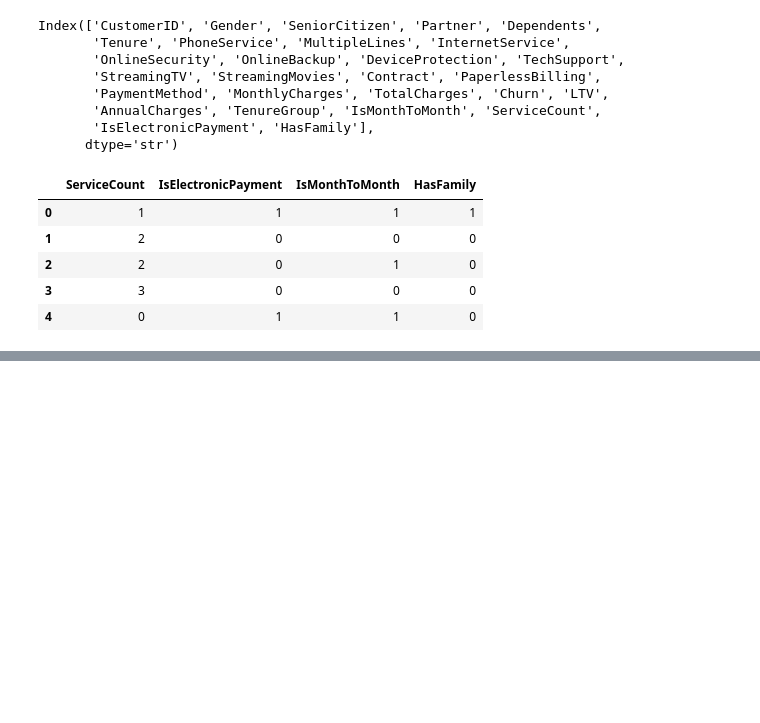
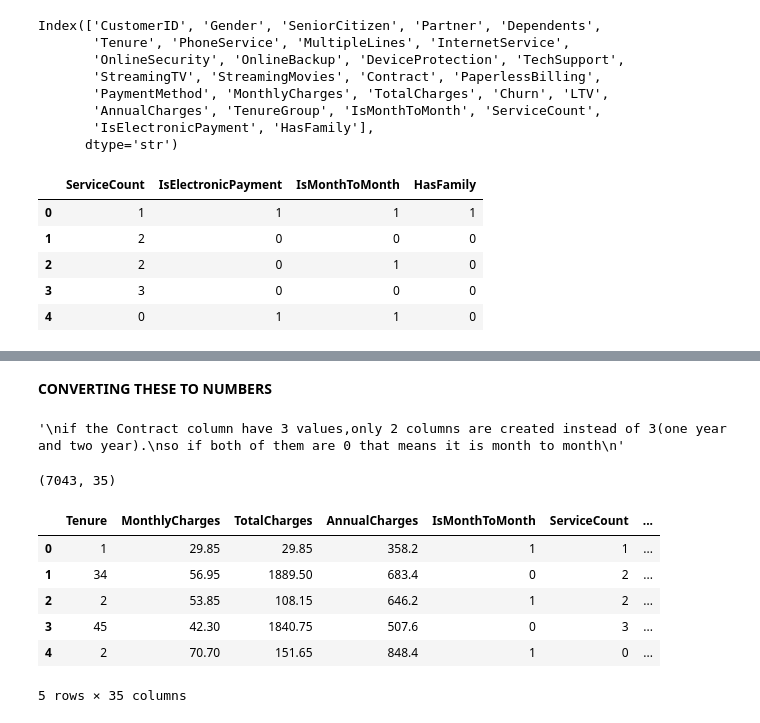
Before and after one commit to AbhijithAJ3/customer-churn-ltv, a Jupyter notebook: notebooks/03_feature_engineering.ipynb, the cells around one changed output, grey strips where cells are left out. Cells and saved outputs as stored; diff of their text form; code cells hidden in the pictures; blank space fills up the shorter version.

```diff
--- a/notebooks/03_feature_engineering.ipynb
+++ b/notebooks/03_feature_engineering.ipynb
@@ -274,0 +305,3 @@ df[[
+# %%
+X = df.drop(columns=["CustomerID", "Churn", "LTV","TenureGroup"])
+y = df["Churn"]
@@ -274,0 +338,3 @@ df[[
+# %%
+categorical_cols = X.select_dtypes(include=["object","string"]).columns.tolist()
+categorical_cols
@@ -274,0 +358,29 @@ df[[
+# %% [markdown]
+**CONVERTING THESE TO NUMBERS**
+# %%
+X_encoded=pd.get_dummies(
+    X,
+    columns=categorical_cols,
+    drop_first=True,
+    dtype=int
+)
+'''
+if the Contract column have 3 values,only 2 columns are created instead of 3(one year and two year).
+so if both of them are 0 that means it is month to month
+'''
+# %% [output]
+'\nif the Contract column have 3 values,only 2 columns are created instead of 3(one year and two year).\nso if both of them are 0 that means it is month to month\n'
+# %%
+X_encoded.shape
+# %% [output]
+(7043, 35)
+# %%
+X_encoded.head()
+# %% [output]
+|  | Tenure | MonthlyCharges | TotalCharges | AnnualCharges | IsMonthToMonth | ServiceCount | ... |
+| 0 | 1 | 29.85 | 29.85 | 358.2 | 1 | 1 | ... |
+| 1 | 34 | 56.95 | 1889.50 | 683.4 | 0 | 2 | ... |
+| 2 | 2 | 53.85 | 108.15 | 646.2 | 1 | 2 | ... |
+| 3 | 45 | 42.30 | 1840.75 | 507.6 | 0 | 3 | ... |
+| 4 | 2 | 70.70 | 151.65 | 848.4 | 1 | 0 | ... |
+5 rows × 35 columns
```
Also changed, not shown: parts of 16 cells of this notebook.
